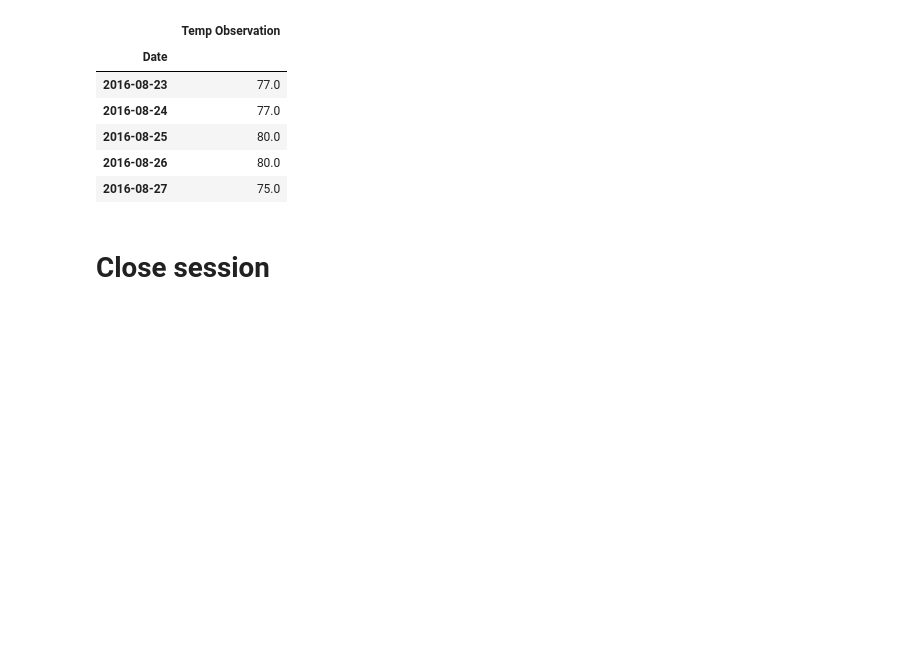
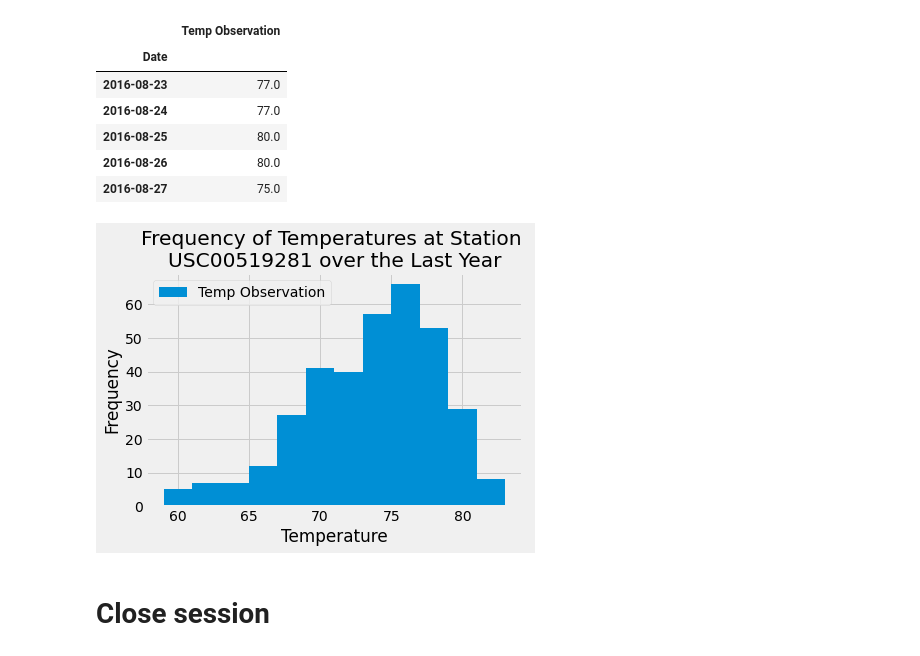
Before and after one commit to PatttyCakess/sqlalchemy-challenge, a Jupyter notebook: SurfsUp/climate_starter.ipynb, the cells around one changed output. Cells and saved outputs as stored; diff of their text form; code cells hidden in the pictures; blank space fills up the shorter version.

```diff
--- a/SurfsUp/climate_starter.ipynb
+++ b/SurfsUp/climate_starter.ipynb
@@ -137,12 +186,12 @@ busiest_station = most_active[0][0]
 # %%
-from sqlalchemy import and_
 # Using the most active station id
 # Query the last 12 months of temperature observation data for this station and plot the results as a histogram
-busiest_station = session.query(Measurement.date,Measurement.tobs).\
+busiest_station_data = session.query(Measurement.date,Measurement.tobs).\
 filter(and_(Measurement.date>=one_year_ago,\
        Measurement.station.like(busiest_station))).all()
 # %%
-busy_df = pd.DataFrame.from_records(busiest_station,
+# Create dataframe from the prior query
+usy_df = pd.DataFrame.from_records(busiest_station_data,
                                      index = 'Date',
                                      columns = ["Date",
                                                "Temp Observation"])
@@ -155,6 +204,15 @@ busy_df.head()
 | 2016-08-25 | 80.0 |
 | 2016-08-26 | 80.0 |
 | 2016-08-27 | 75.0 |
+# %%
+# plot as histogram
+busy_df.plot(kind = 'hist', bins = 12)
+plt.title(f"""Frequency of Temperatures at Station
+{busiest_station} over the Last Year""")
+plt.xlabel("Temperature")
+plt.show()
+# %% [output]
+[figure, added]
 # %% [markdown]
 # Close session
 # %%
```
Also changed, not shown: parts of 15 cells of this notebook.
